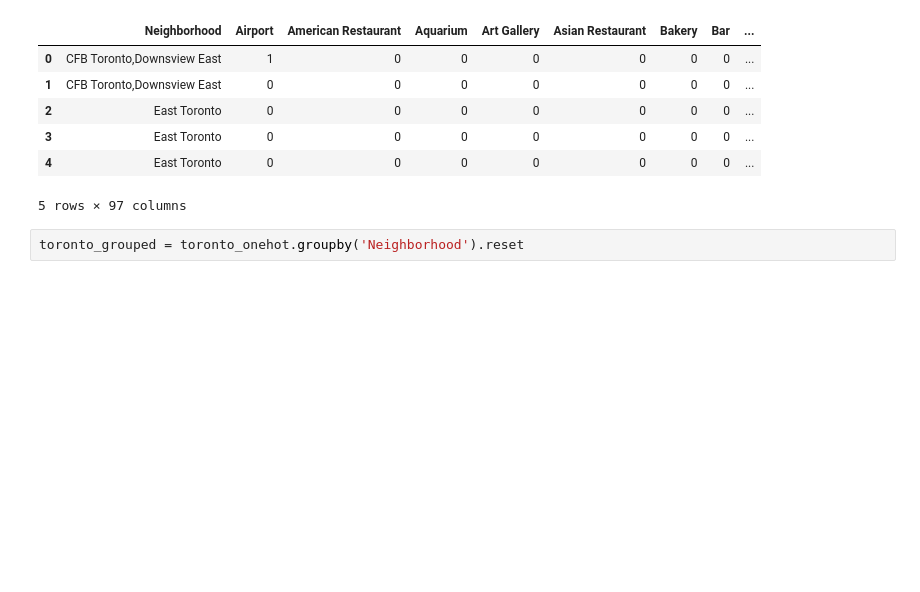
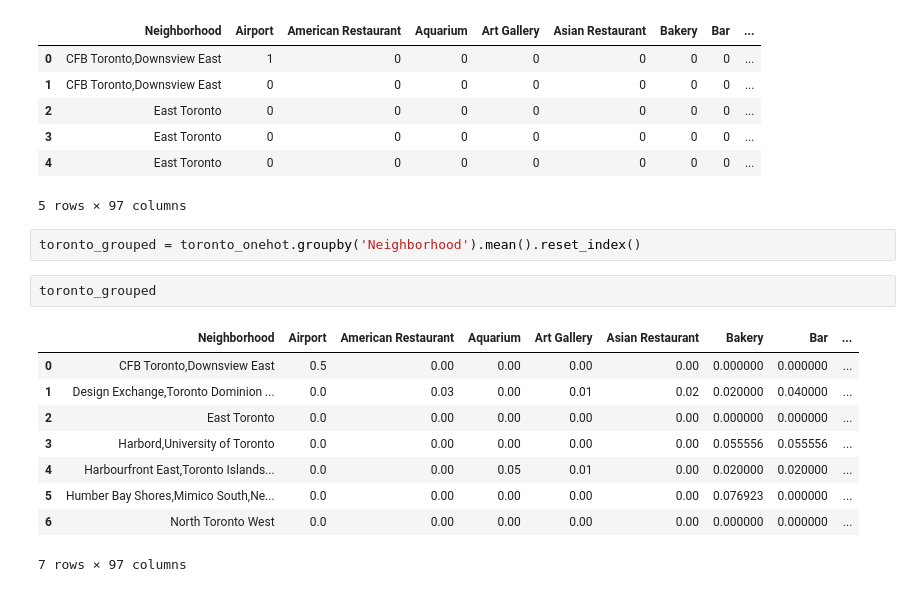
Before and after one commit to cotraak/Coursera_Captsone, a Jupyter notebook: Capstone_week3_3.ipynb, the cells around one changed output. Saved outputs shown, nothing was run; the diff lists cells and outputs as text; blank space fills up the shorter version.

```diff
--- a/Capstone_week3_3.ipynb
+++ b/Capstone_week3_3.ipynb
@@ -252,4 +252,16 @@ toronto_onehot.head()
 | 4 | East Toronto | 0 | 0 | 0 | 0 | 0 | 0 | 0 | ... |
 5 rows × 97 columns
 # %%
-toronto_grouped = toronto_onehot.groupby('Neighborhood').reset
+toronto_grouped = toronto_onehot.groupby('Neighborhood').mean().reset_index()
+# %%
+toronto_grouped
+# %% [output]
+|  | Neighborhood | Airport | American Restaurant | Aquarium | Art Gallery | Asian Restaurant | Bakery | Bar | ... |
+| 0 | CFB Toronto,Downsview East | 0.5 | 0.00 | 0.00 | 0.00 | 0.00 | 0.000000 | 0.000000 | ... |
+| 1 | Design Exchange,Toronto Dominion ... | 0.0 | 0.03 | 0.00 | 0.01 | 0.02 | 0.020000 | 0.040000 | ... |
+| 2 | East Toronto | 0.0 | 0.00 | 0.00 | 0.00 | 0.00 | 0.000000 | 0.000000 | ... |
+| 3 | Harbord,University of Toronto | 0.0 | 0.00 | 0.00 | 0.00 | 0.00 | 0.055556 | 0.055556 | ... |
+| 4 | Harbourfront East,Toronto Islands... | 0.0 | 0.00 | 0.05 | 0.01 | 0.00 | 0.020000 | 0.020000 | ... |
+| 5 | Humber Bay Shores,Mimico South,Ne... | 0.0 | 0.00 | 0.00 | 0.00 | 0.00 | 0.076923 | 0.000000 | ... |
+| 6 | North Toronto West | 0.0 | 0.00 | 0.00 | 0.00 | 0.00 | 0.000000 | 0.000000 | ... |
+7 rows × 97 columns
```
